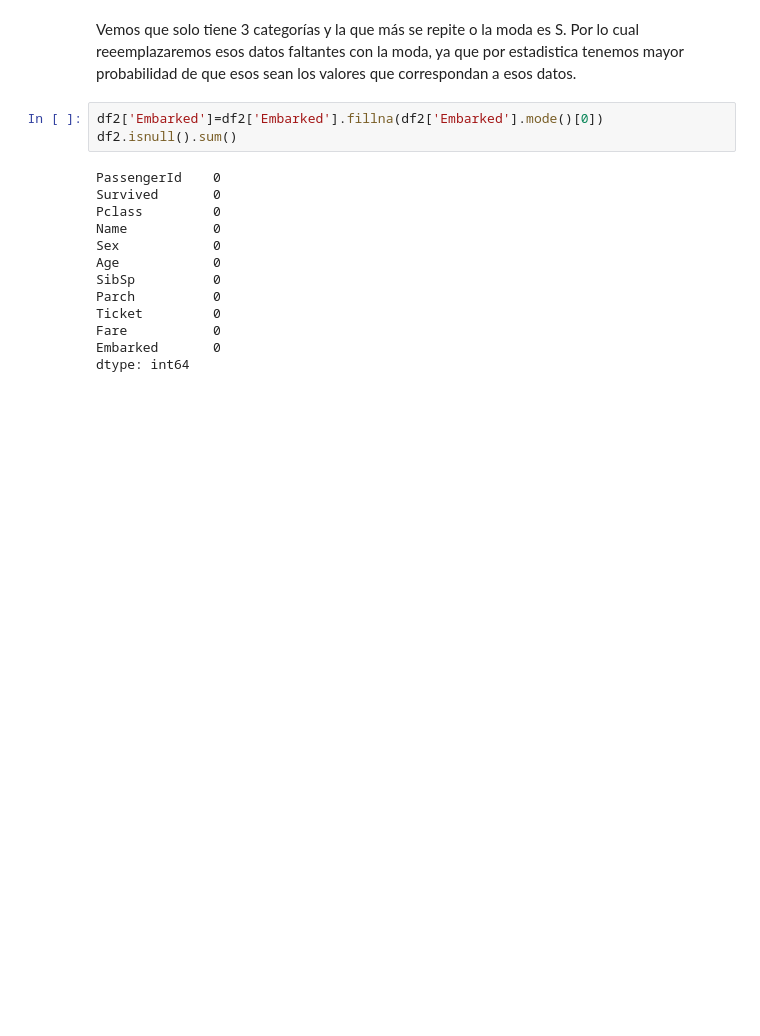
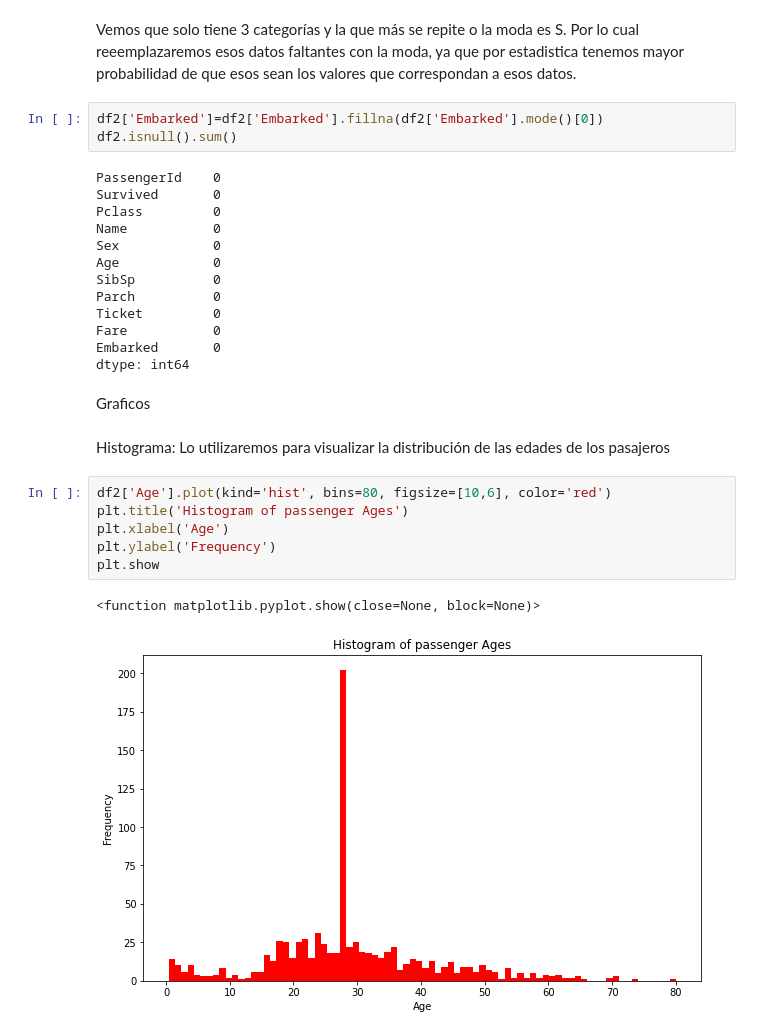
Before and after one commit to mariosanchez5/An-lisis-Exploratorios---Varios, a Jupyter notebook: Dataset_Titanic.ipynb, the cells around one changed output. Drawn from its saved outputs; the diff is of its cells as text; blank space fills up the shorter version.

```diff
--- a/Dataset_Titanic.ipynb
+++ b/Dataset_Titanic.ipynb
@@ -205,3 +229,16 @@ Ticket         0
 Fare           0
 Embarked       0
 dtype: int64
+# %% [markdown]
+Graficos
+# %% [markdown]
+Histograma: Lo utilizaremos para visualizar la distribución de las edades de los pasajeros
+# %%
+df2['Age'].plot(kind='hist', bins=80, figsize=[10,6], color='red')
+plt.title('Histogram of passenger Ages')
+plt.xlabel('Age')
+plt.ylabel('Frequency')
+plt.show
+# %% [output]
+<function matplotlib.pyplot.show(close=None, block=None)>
+[figure, added]
```
Also changed, not shown: parts of 27 cells of this notebook.
